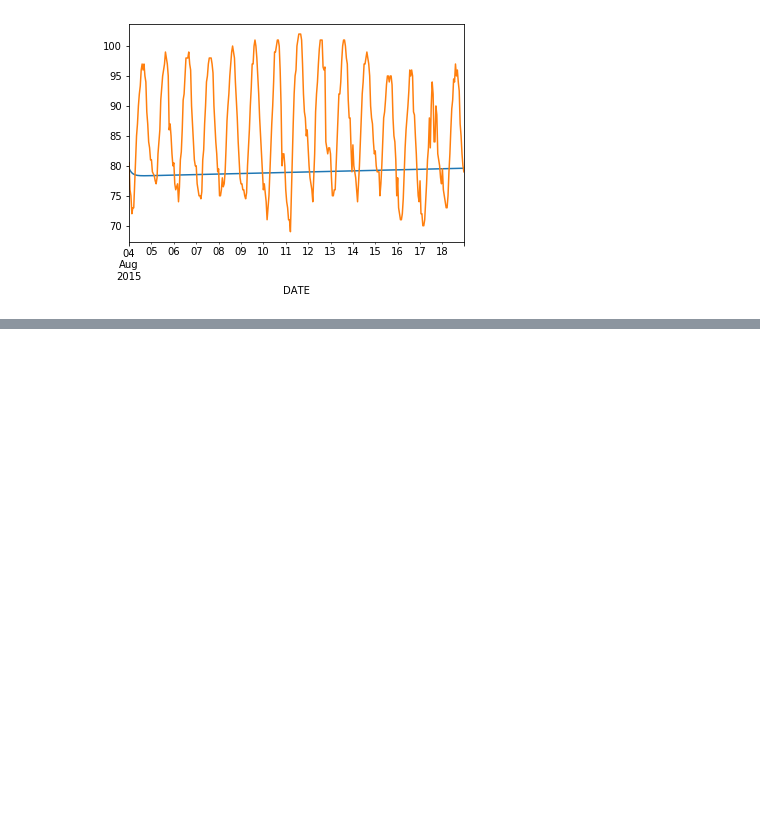
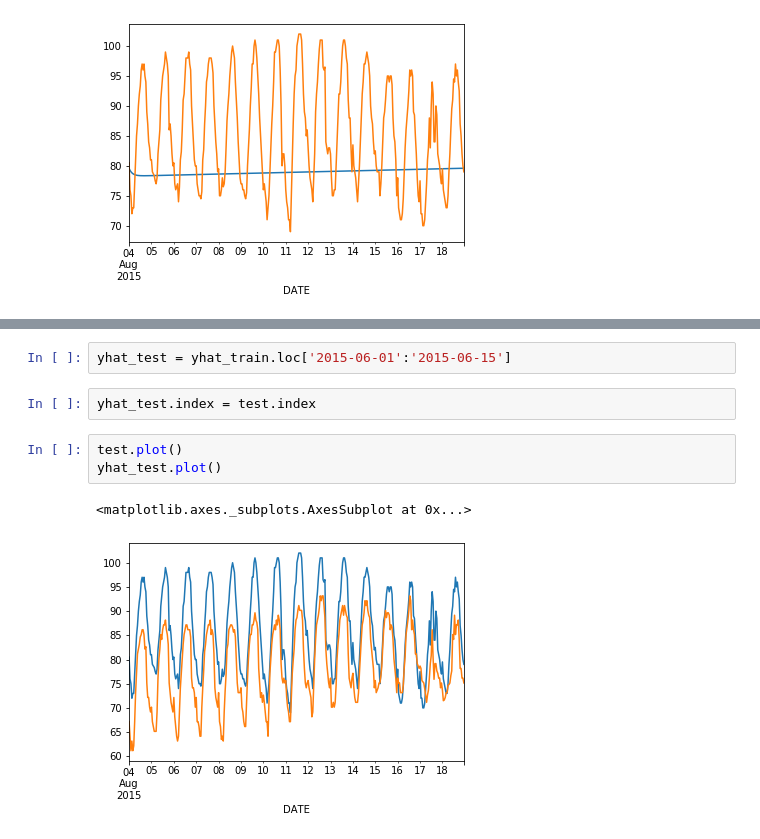
Before and after one commit to ravinder79/Climate-, a Jupyter notebook: climate_analysis.ipynb, the cells around one changed output, grey strips where cells are left out. Drawn from its saved outputs; the diff is of its cells as text; blank space fills up the shorter version.

```diff
--- a/climate_analysis.ipynb
+++ b/climate_analysis.ipynb
@@ -252,0 +265,10 @@ test.plot()
+# %%
+yhat_test = yhat_train.loc['2015-06-01':'2015-06-15']
+# %%
+yhat_test.index = test.index
+# %%
+test.plot()
+yhat_test.plot()
+# %% [output]
+<matplotlib.axes._subplots.AxesSubplot at 0x...>
+[figure, added]
```
Also changed, not shown: parts of 11 cells of this notebook.
